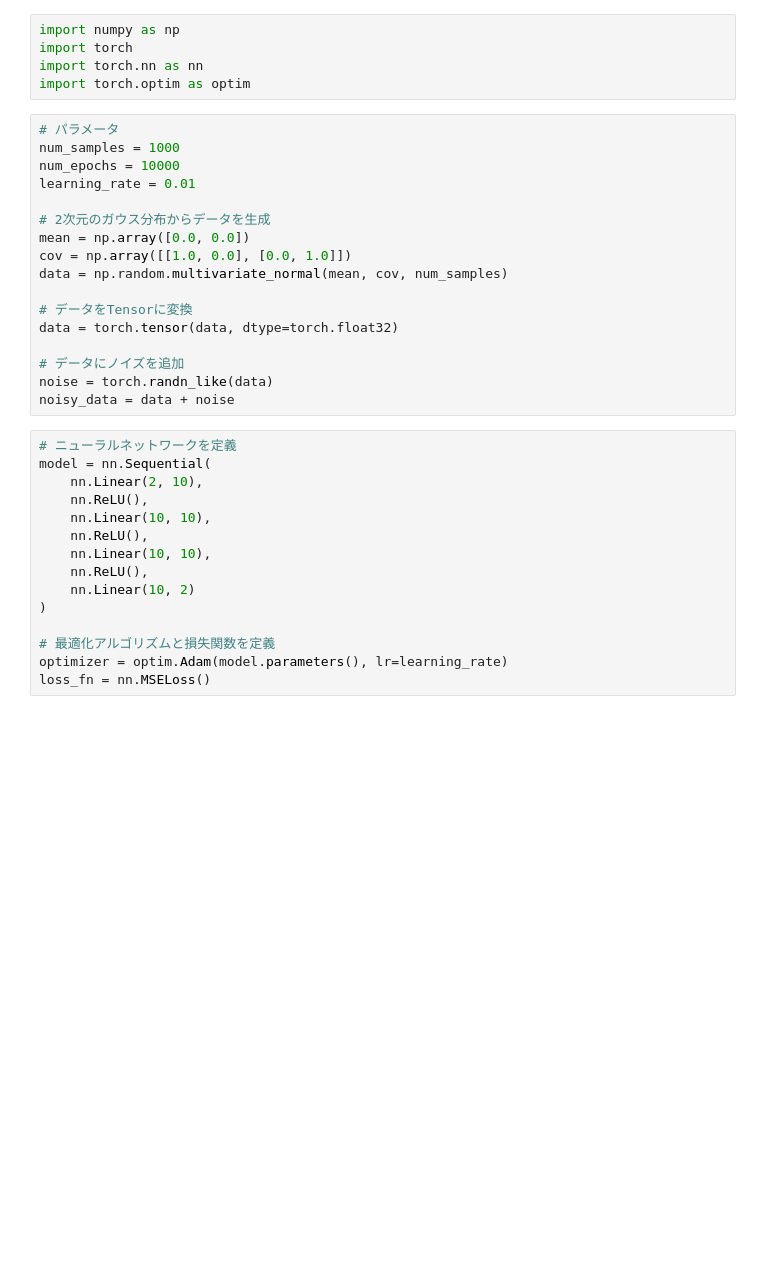
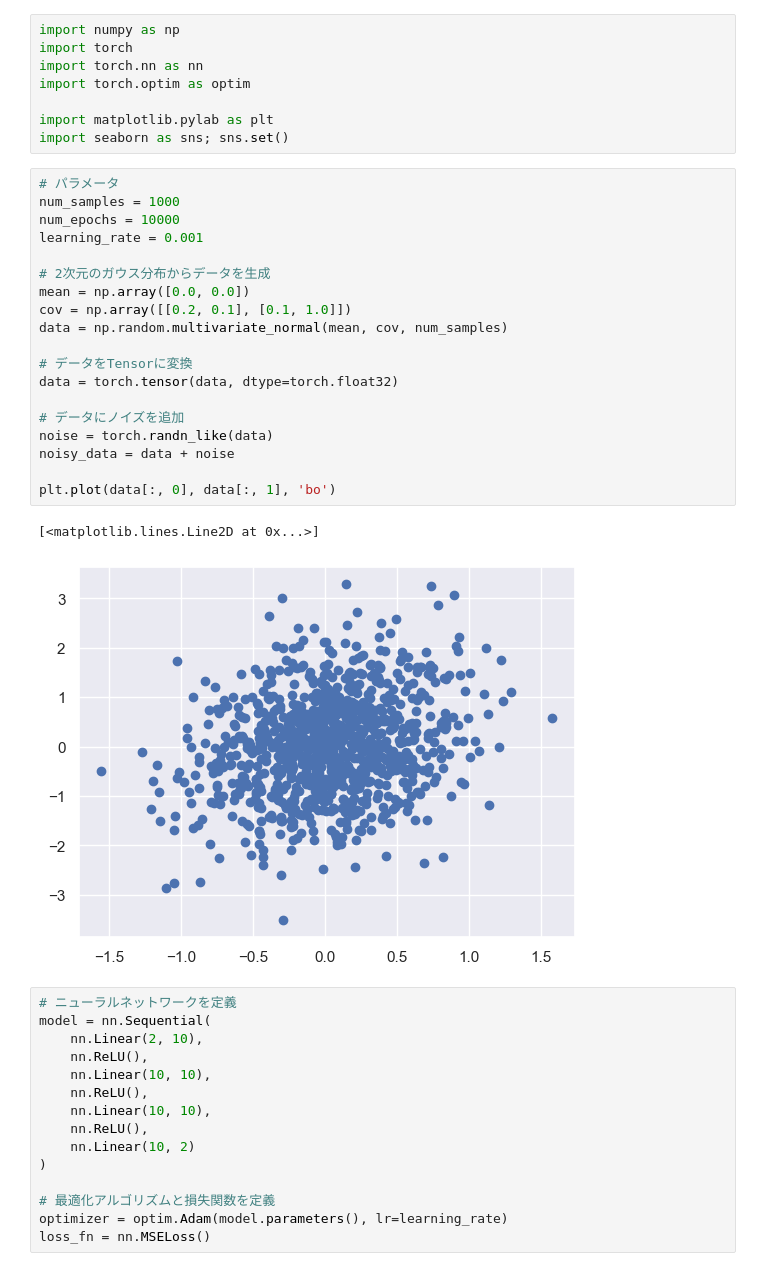
Before and after one commit to shouno/2023_SummerLecture, a Jupyter notebook: diffusion_test.ipynb, the cells around one changed output. Drawn from its saved outputs; the diff is of its cells as text; blank space fills up the shorter version.

```diff
--- a/diffusion_test.ipynb
+++ b/diffusion_test.ipynb
@@ -3,23 +3,31 @@ import numpy as np
 import torch
 import torch.nn as nn
 import torch.optim as optim
+
+import matplotlib.pylab as plt
+import seaborn as sns; sns.set()
 # %%
 # パラメータ
 num_samples = 1000
 num_epochs = 10000
-learning_rate = 0.01
+learning_rate = 0.001
 
 # 2次元のガウス分布からデータを生成
 mean = np.array([0.0, 0.0])
-cov = np.array([[1.0, 0.0], [0.0, 1.0]])
+cov = np.array([[0.2, 0.1], [0.1, 1.0]])
 data = np.random.multivariate_normal(mean, cov, num_samples)
 
 # データをTensorに変換
 data = torch.tensor(data, dtype=torch.float32)
 
 # データにノイズを追加
 noise = torch.randn_like(data)
 noisy_data = data + noise
+
+plt.plot(data[:, 0], data[:, 1], 'bo')
+# %% [output]
+[<matplotlib.lines.Line2D at 0x...>]
+[figure, added]
 # %%
 # ニューラルネットワークを定義
 model = nn.Sequential(
```
Also changed, not shown: parts of 4 cells of this notebook.
